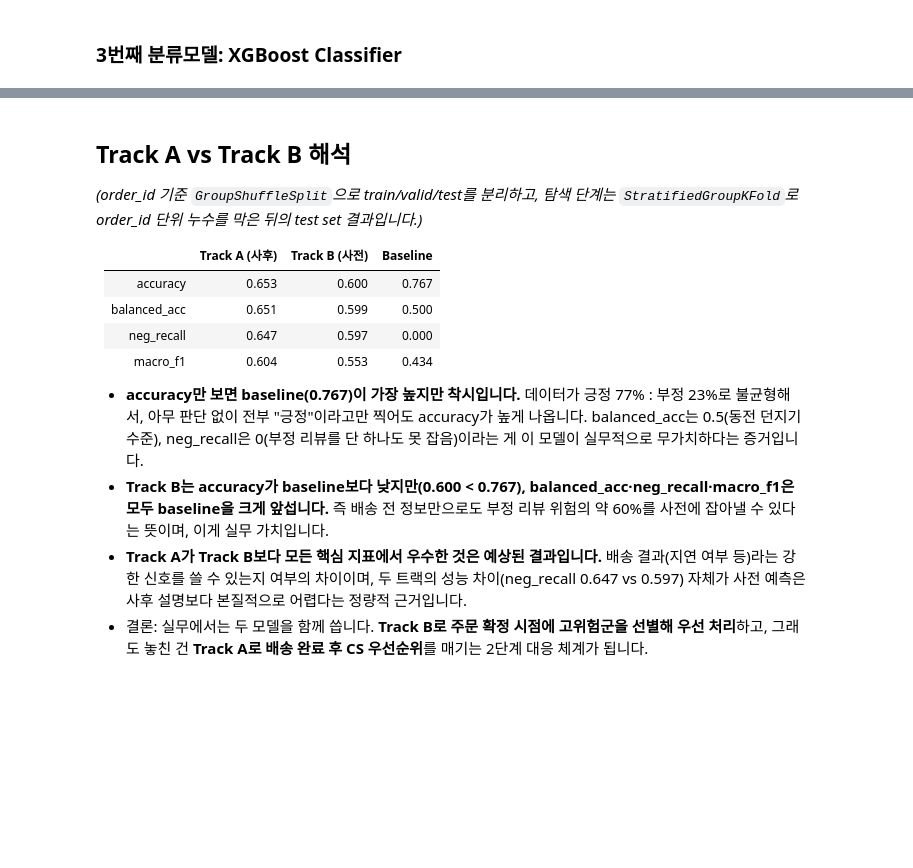
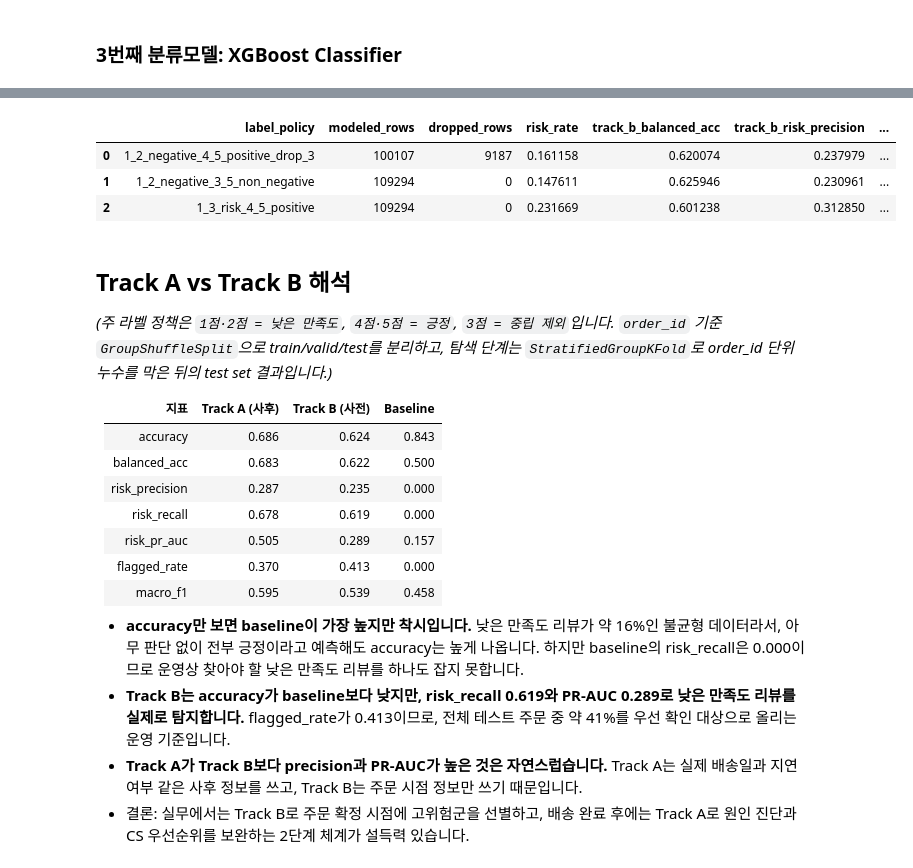
Before and after one commit to rladbstj56/olist_project, a Jupyter notebook: notebooks/03_ml_classifier.ipynb, the cells around one changed output, grey strips where cells are left out. Saved outputs shown, nothing was run; the diff lists cells and outputs as text; code cells hidden in the pictures; blank space fills up the shorter version.

```diff
--- a/notebooks/03_ml_classifier.ipynb
+++ b/notebooks/03_ml_classifier.ipynb
@@ -914,16 +1276,38 @@ final_comparison
+# %%
+label_policy_comparison = pd.read_csv(TABLE_DIR / 'label_policy_comparison.csv')
+label_policy_view = label_policy_comparison[[
+    'label_policy',
+    'modeled_rows',
+    'dropped_rows',
+    'risk_rate',
+    'track_b_balanced_acc',
+    'track_b_risk_precision',
+    'track_b_risk_recall',
+    'track_b_risk_pr_auc',
+    'track_b_flagged_rate',
+]]
+label_policy_view
+# %% [output]
+|  | label_policy | modeled_rows | dropped_rows | risk_rate | track_b_balanced_acc | track_b_risk_precision | ... |
+| 0 | 1_2_negative_4_5_positive_drop_3 | 100107 | 9187 | 0.161158 | 0.620074 | 0.237979 | ... |
+| 1 | 1_2_negative_3_5_non_negative | 109294 | 0 | 0.147611 | 0.625946 | 0.230961 | ... |
+| 2 | 1_3_risk_4_5_positive | 109294 | 0 | 0.231669 | 0.601238 | 0.312850 | ... |
 # %% [markdown]
 ## Track A vs Track B 해석
 
-*(order_id 기준 `GroupShuffleSplit`으로 train/valid/test를 분리하고, 탐색 단계는 `StratifiedGroupKFold`로 order_id 단위 누수를 막은 뒤의 test set 결과입니다.)*
+*(주 라벨 정책은 `1점·2점 = 낮은 만족도`, `4점·5점 = 긍정`, `3점 = 중립 제외`입니다. `order_id` 기준 `GroupShuffleSplit`으로 train/valid/test를 분리하고, 탐색 단계는 `StratifiedGroupKFold`로 order_id 단위 누수를 막은 뒤의 test set 결과입니다.)*
 
-| | Track A (사후) | Track B (사전) | Baseline |
-|---|---|---|---|
-| accuracy | 0.653 | 0.600 | 0.767 |
-| balanced_acc | 0.651 | 0.599 | 0.500 |
-| neg_recall | 0.647 | 0.597 | 0.000 |
-| macro_f1 | 0.604 | 0.553 | 0.434 |
+| 지표 | Track A (사후) | Track B (사전) | Baseline |
+|---|---:|---:|---:|
+| accuracy | 0.686 | 0.624 | 0.843 |
+| balanced_acc | 0.683 | 0.622 | 0.500 |
+| risk_precision | 0.287 | 0.235 | 0.000 |
+| risk_recall | 0.678 | 0.619 | 0.000 |
+| risk_pr_auc | 0.505 | 0.289 | 0.157 |
+| flagged_rate | 0.370 | 0.413 | 0.000 |
+| macro_f1 | 0.595 | 0.539 | 0.458 |
 
-- **accuracy만 보면 baseline(0.767)이 가장 높지만 착시입니다.** 데이터가 긍정 77% : 부정 23%로 불균형해서, 아무 판단 없이 전부 "긍정"이라고만 찍어도 accuracy가 높게 나옵니다. balanced_acc는 0.5(동전 던지기 수준), neg_recall은 0(부정 리뷰를 단 하나도 못 잡음)이라는 게 이 모델이 실무적으로 무가치하다는 증거입니다.
-- **Track B는 accuracy가 baseline보다 낮지만(0.600 < 0.767), balanced_acc·neg_recall·macro_f1은 모두 baseline을 크게 앞섭니다.** 즉 배송 전 정보만으로도 부정 리뷰 위험의 약 60%를 사전에 잡아낼 수 있다는 뜻이며, 이게 실무 가치입니다.
-- **Track A가 Track B보다 모든 핵심 지표에서 우수한 것은 예상된 결과입니다.** 배송 결과(지연 여부 등)라는 강한 신호를 쓸 수 있는지 여부의 차이이며, 두 트랙의 성능 차이(neg_recall 0.647 vs 0.597) 자체가 사전 예측은 사후 설명보다 본질적으로 어렵다는 정량적 근거입니다.
-- 결론: 실무에서는 두 모델을 함께 씁니다. **Track B로 주문 확정 시점에 고위험군을 선별해 우선 처리**하고, 그래도 놓친 건 **Track A로 배송 완료 후 CS 우선순위**를 매기는 2단계 대응 체계가 됩니다.
+- **accuracy만 보면 baseline이 가장 높지만 착시입니다.** 낮은 만족도 리뷰가 약 16%인 불균형 데이터라서, 아무 판단 없이 전부 긍정이라고 예측해도 accuracy는 높게 나옵니다. 하지만 baseline의 risk_recall은 0.000이므로 운영상 찾아야 할 낮은 만족도 리뷰를 하나도 잡지 못합니다.
+- **Track B는 accuracy가 baseline보다 낮지만, risk_recall 0.619와 PR-AUC 0.289로 낮은 만족도 리뷰를 실제로 탐지합니다.** flagged_rate가 0.413이므로, 전체 테스트 주문 중 약 41%를 우선 확인 대상으로 올리는 운영 기준입니다.
+- **Track A가 Track B보다 precision과 PR-AUC가 높은 것은 자연스럽습니다.** Track A는 실제 배송일과 지연 여부 같은 사후 정보를 쓰고, Track B는 주문 시점 정보만 쓰기 때문입니다.
+- 결론: 실무에서는 Track B로 주문 확정 시점에 고위험군을 선별하고, 배송 완료 후에는 Track A로 원인 진단과 CS 우선순위를 보완하는 2단계 체계가 설득력 있습니다.
```
Also changed, not shown: parts of 30 cells of this notebook, 9 other files.
